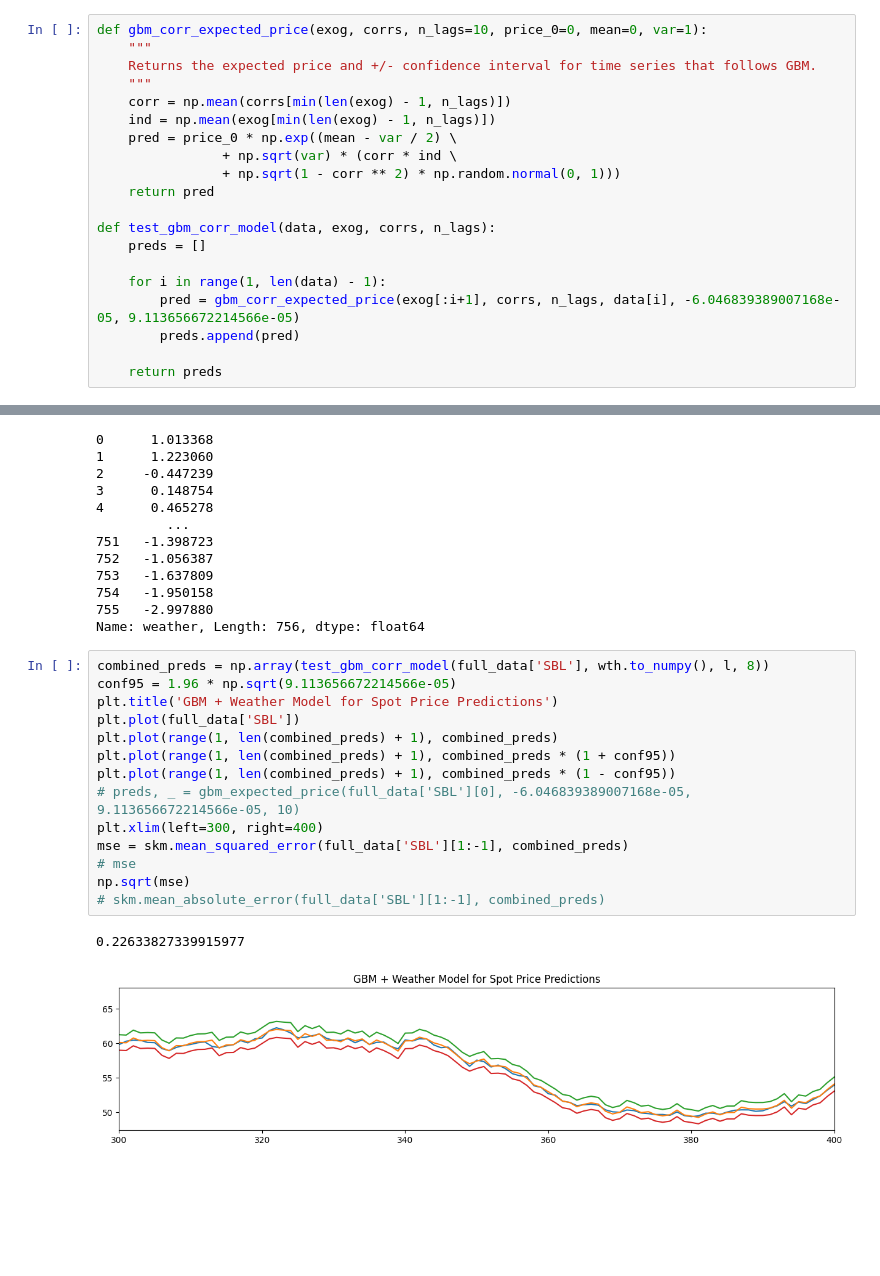
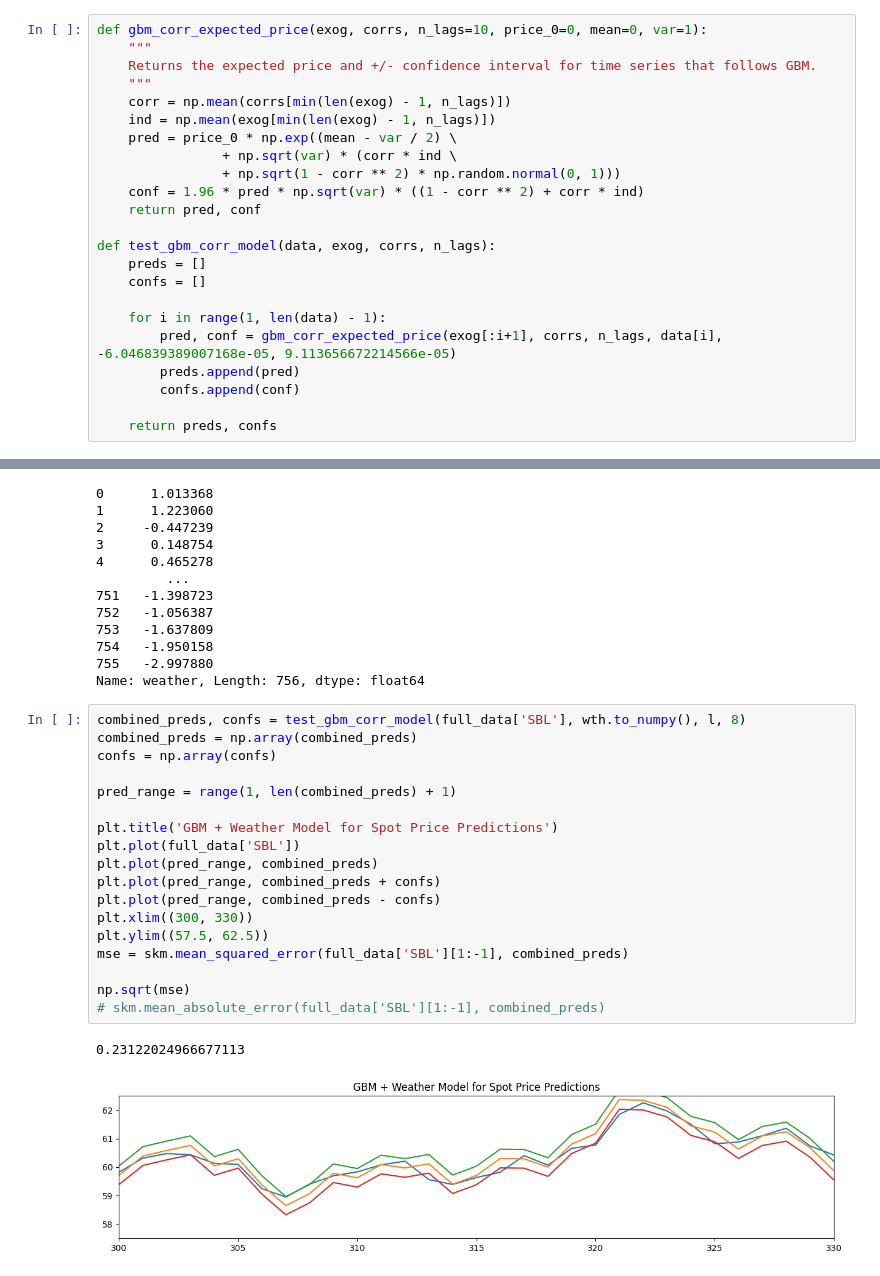
Before and after one commit to Ae-bii/uchicago-trading-2023, a Jupyter notebook: case1/analysis/analysis.ipynb, the cells around one changed output, grey strips where cells are left out. Drawn from its saved outputs; the diff is of its cells as text; blank space fills up the shorter version.

```diff
--- a/case1/analysis/analysis.ipynb
+++ b/case1/analysis/analysis.ipynb
@@ -330,16 +330,19 @@ def gbm_corr_expected_price(exog, corrs, n_lags=10, price_0=0, mean=0, var=1):
     pred = price_0 * np.exp((mean - var / 2) \
                 + np.sqrt(var) * (corr * ind \
                 + np.sqrt(1 - corr ** 2) * np.random.normal(0, 1)))
-    return pred
+    conf = 1.96 * pred * np.sqrt(var) * ((1 - corr ** 2) + corr * ind)
+    return pred, conf
 
 def test_gbm_corr_model(data, exog, corrs, n_lags):
     preds = []
+    confs = []
 
     for i in range(1, len(data) - 1):
-        pred = gbm_corr_expected_price(exog[:i+1], corrs, n_lags, data[i], -6.046839389007168e-05, 9.113656672214566e-05)
+        pred, conf = gbm_corr_expected_price(exog[:i+1], corrs, n_lags, data[i], -6.046839389007168e-05, 9.113656672214566e-05)
         preds.append(pred)
+        confs.append(conf)
 
-    return preds
+    return preds, confs
 # %%
 wth = full_w.reset_index(drop=True)
 wth
@@ -357,19 +360,23 @@ wth
 755   -2.997880
 Name: weather, Length: 756, dtype: float64
 # %%
-combined_preds = np.array(test_gbm_corr_model(full_data['SBL'], wth.to_numpy(), l, 8))
-conf95 = 1.96 * np.sqrt(9.113656672214566e-05)
+combined_preds, confs = test_gbm_corr_model(full_data['SBL'], wth.to_numpy(), l, 8)
+combined_preds = np.array(combined_preds)
+confs = np.array(confs)
+
+pred_range = range(1, len(combined_preds) + 1)
+
 plt.title('GBM + Weather Model for Spot Price Predictions')
 plt.plot(full_data['SBL'])
-plt.plot(range(1, len(combined_preds) + 1), combined_preds)
-plt.plot(range(1, len(combined_preds) + 1), combined_preds * (1 + conf95))
-plt.plot(range(1, len(combined_preds) + 1), combined_preds * (1 - conf95))
-# preds, _ = gbm_expected_price(full_data['SBL'][0], -6.046839389007168e-05, 9.113656672214566e-05, 10)
-plt.xlim(left=300, right=400)
+plt.plot(pred_range, combined_preds)
+plt.plot(pred_range, combined_preds + confs)
+plt.plot(pred_range, combined_preds - confs)
+plt.xlim((300, 330))
+plt.ylim((57.5, 62.5))
 mse = skm.mean_squared_error(full_data['SBL'][1:-1], combined_preds)
-# mse
+
 np.sqrt(mse)
 # skm.mean_absolute_error(full_data['SBL'][1:-1], combined_preds)
 # %% [output]
-0.22633827339915977
+0.23122024966677113
-[figure, old version]
+[figure, new version]
```
Also changed, not shown: parts of 2 cells of this notebook, 1 other file.
